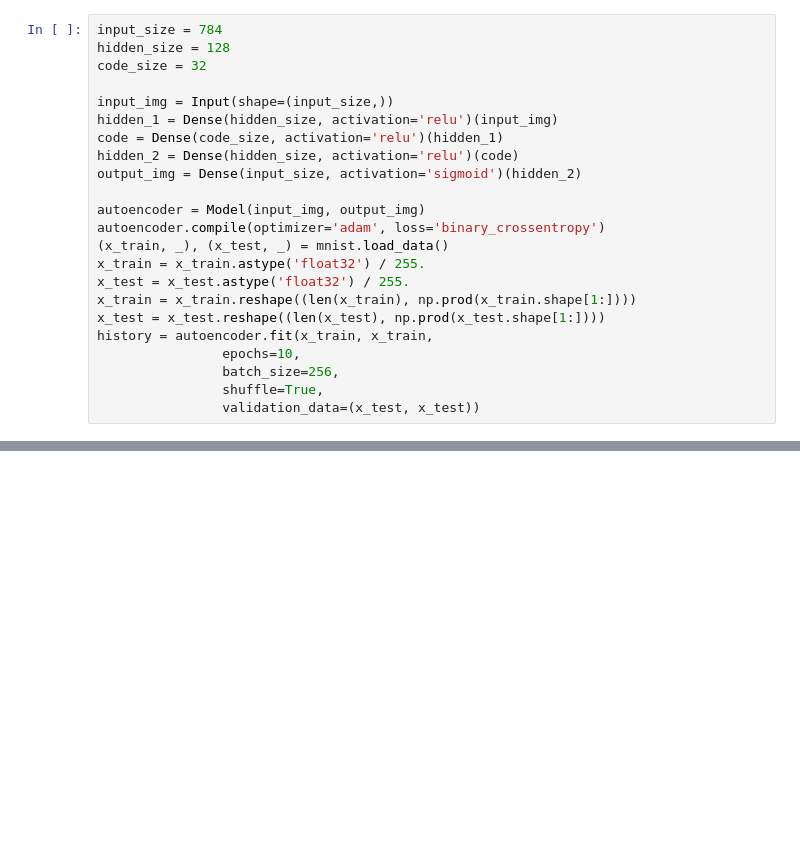
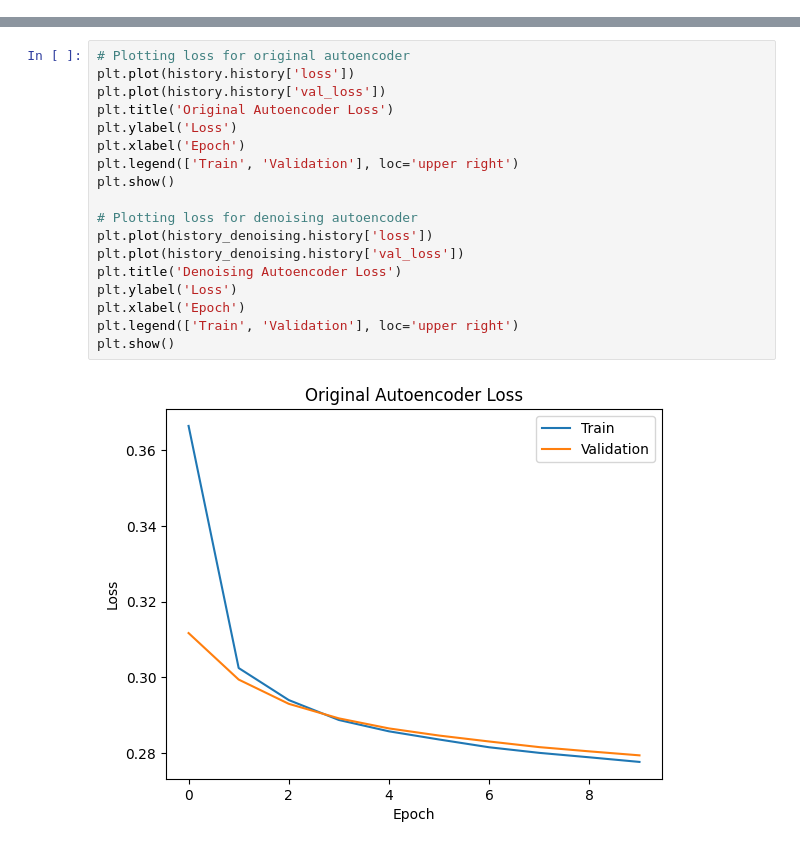
Before and after one commit to Nagi-131/ICP-5, a Jupyter notebook: 700761149 ICP5.ipynb, the cells around one changed output, grey strips where cells are left out. Drawn from its saved outputs; the diff is of its cells as text; blank space fills up the shorter version.

```diff
--- a/700761149 ICP5.ipynb
+++ b/700761149 ICP5.ipynb
@@ -68,23 +82,0 @@ Autoencoder with hidden layer
-# %%
-input_size = 784
-hidden_size = 128
-code_size = 32
-
-input_img = Input(shape=(input_size,))
-hidden_1 = Dense(hidden_size, activation='relu')(input_img)
-code = Dense(code_size, activation='relu')(hidden_1)
-hidden_2 = Dense(hidden_size, activation='relu')(code)
-output_img = Dense(input_size, activation='sigmoid')(hidden_2)
-
-autoencoder = Model(input_img, output_img)
-autoencoder.compile(optimizer='adam', loss='binary_crossentropy')
-(x_train, _), (x_test, _) = mnist.load_data()
-x_train = x_train.astype('float32') / 255.
-x_test = x_test.astype('float32') / 255.
-x_train = x_train.reshape((len(x_train), np.prod(x_train.shape[1:])))
-x_test = x_test.reshape((len(x_test), np.prod(x_test.shape[1:])))
-history = autoencoder.fit(x_train, x_train,
-                epochs=10,
-                batch_size=256,
-                shuffle=True,
-                validation_data=(x_test, x_test))
@@ -215,0 +159,20 @@ Epoch 5/5
+# %%
+# Plotting loss for original autoencoder
+plt.plot(history.history['loss'])
+plt.plot(history.history['val_loss'])
+plt.title('Original Autoencoder Loss')
+plt.ylabel('Loss')
+plt.xlabel('Epoch')
+plt.legend(['Train', 'Validation'], loc='upper right')
+plt.show()
+
+# Plotting loss for denoising autoencoder
+plt.plot(history_denoising.history['loss'])
+plt.plot(history_denoising.history['val_loss'])
+plt.title('Denoising Autoencoder Loss')
+plt.ylabel('Loss')
+plt.xlabel('Epoch')
+plt.legend(['Train', 'Validation'], loc='upper right')
+plt.show()
+# %% [output]
+[figure, added]
```
Also changed, not shown: parts of 11 cells of this notebook.
